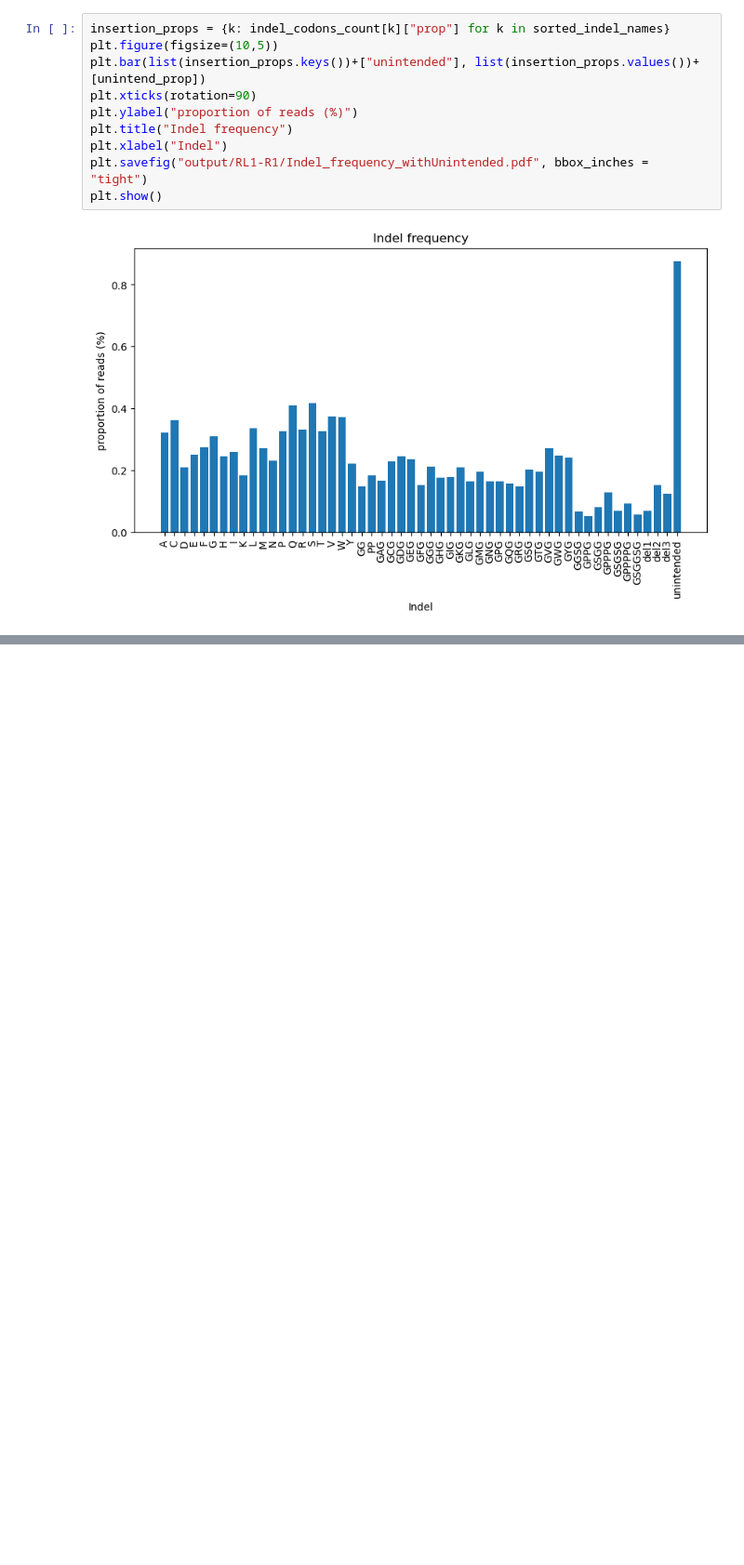
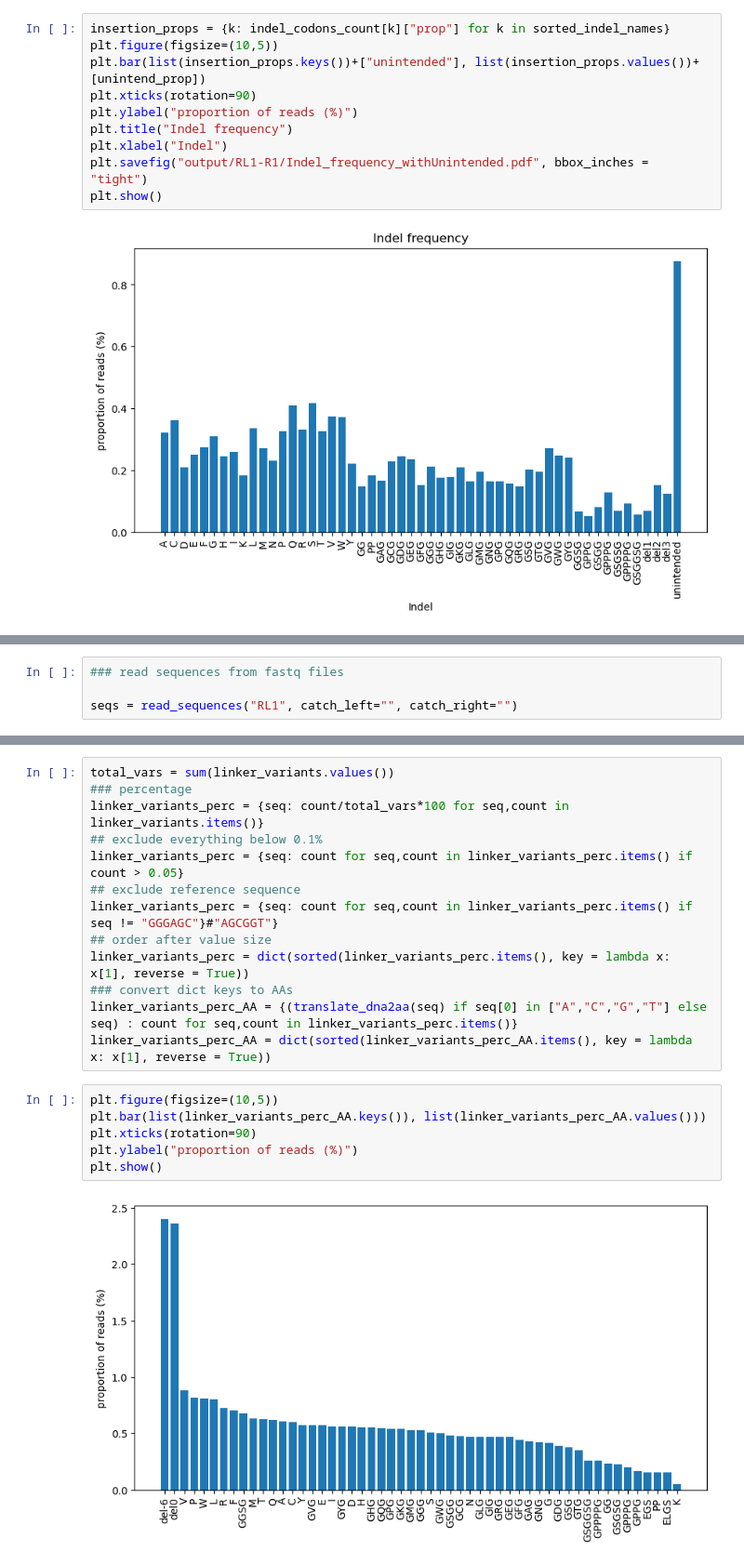
Before and after one commit to AliceHovsepyan/pogo_pance_draft, a Jupyter notebook: Indel_analysis.ipynb, the cells around one changed output, grey strips where cells are left out. Shown at 93% size. Saved outputs shown, nothing was run; the diff lists cells and outputs as text; blank space fills up the shorter version.

```diff
--- a/Indel_analysis.ipynb
+++ b/Indel_analysis.ipynb
@@ -274,0 +278,4 @@ plt.show()
+# %%
+### read sequences from fastq files
+
+seqs = read_sequences("RL1", catch_left="", catch_right="")
@@ -274,0 +370,21 @@ plt.show()
+# %%
+total_vars = sum(linker_variants.values())
+### percentage
+linker_variants_perc = {seq: count/total_vars*100 for seq,count in linker_variants.items()}
+## exclude everything below 0.1%
+linker_variants_perc = {seq: count for seq,count in linker_variants_perc.items() if count > 0.05}
+## exclude reference sequence
+linker_variants_perc = {seq: count for seq,count in linker_variants_perc.items() if seq != "GGGAGC"}#"AGCGGT"}
+## order after value size
+linker_variants_perc = dict(sorted(linker_variants_perc.items(), key = lambda x: x[1], reverse = True))
+### convert dict keys to AAs
+linker_variants_perc_AA = {(translate_dna2aa(seq) if seq[0] in ["A","C","G","T"] else seq) : count for seq,count in linker_variants_perc.items()}
+linker_variants_perc_AA = dict(sorted(linker_variants_perc_AA.items(), key = lambda x: x[1], reverse = True))
+# %%
+plt.figure(figsize=(10,5))
+plt.bar(list(linker_variants_perc_AA.keys()), list(linker_variants_perc_AA.values()))
+plt.xticks(rotation=90)
+plt.ylabel("proportion of reads (%)")
+plt.show()
+# %% [output]
+[figure, added]
```
Also changed, not shown: parts of 10 cells of this notebook, 3 other files.
